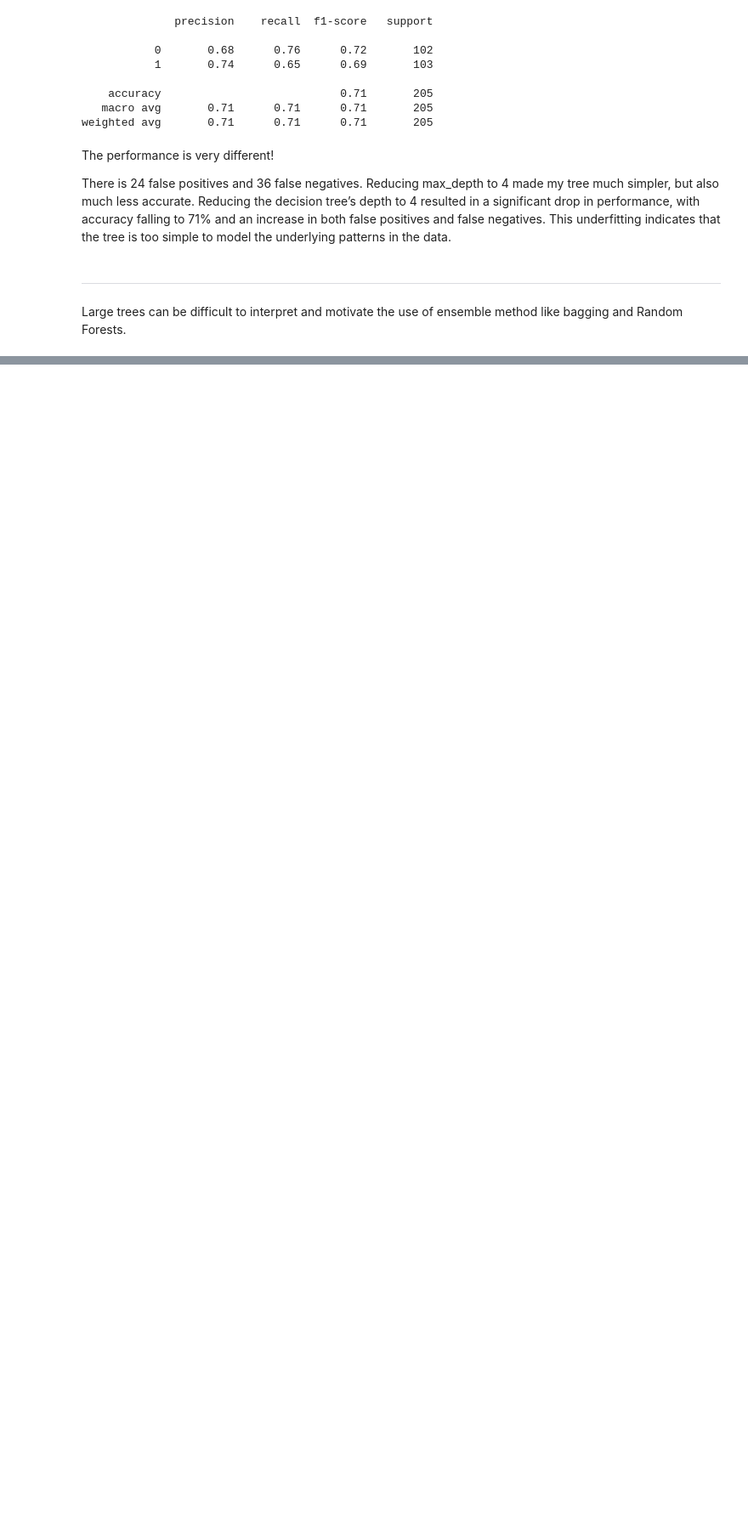
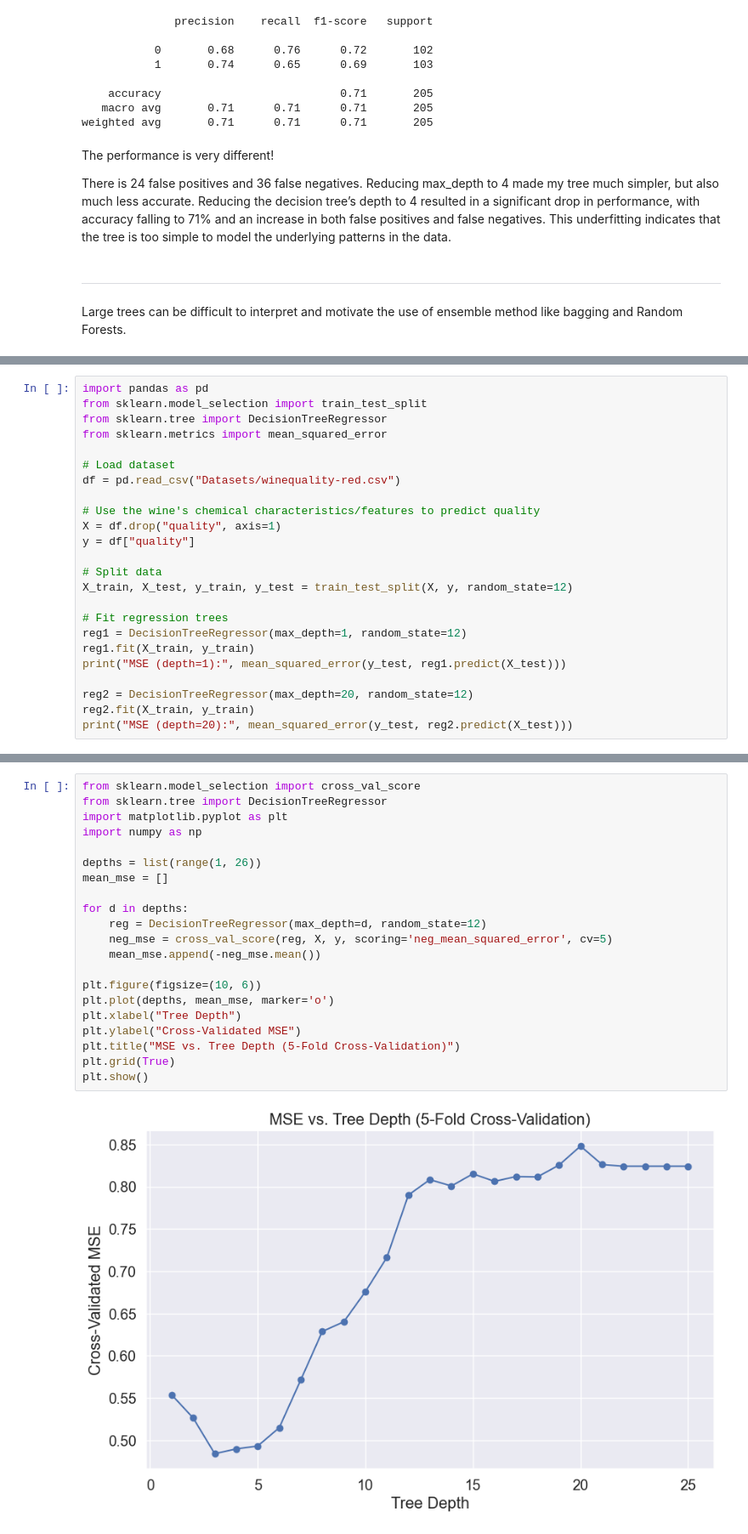
Before and after one commit to aigerim444/Aigerim-CMOR-438-Spring-2025, a Jupyter notebook: Supervised_Learning/decision_trees/decision_trees.ipynb, the cells around one changed output, grey strips where cells are left out. Shown at 85% size. Saved outputs shown, nothing was run; the diff lists cells and outputs as text; blank space fills up the shorter version.

```diff
--- a/Supervised_Learning/decision_trees/decision_trees.ipynb
+++ b/Supervised_Learning/decision_trees/decision_trees.ipynb
@@ -218,0 +222,24 @@ Large trees can be difficult to interpret and motivate the use of ensemble metho
+# %%
+import pandas as pd
+from sklearn.model_selection import train_test_split
+from sklearn.tree import DecisionTreeRegressor
+from sklearn.metrics import mean_squared_error
+
+# Load dataset
+df = pd.read_csv("Datasets/winequality-red.csv")
+
+# Use the wine's chemical characteristics/features to predict quality
+X = df.drop("quality", axis=1)
+y = df["quality"]
+
+# Split data
+X_train, X_test, y_train, y_test = train_test_split(X, y, random_state=12)
+
+# Fit regression trees
+reg1 = DecisionTreeRegressor(max_depth=1, random_state=12)
+reg1.fit(X_train, y_train)
+print("MSE (depth=1):", mean_squared_error(y_test, reg1.predict(X_test)))
+
+reg2 = DecisionTreeRegressor(max_depth=20, random_state=12)
+reg2.fit(X_train, y_train)
+print("MSE (depth=20):", mean_squared_error(y_test, reg2.predict(X_test)))
@@ -218,0 +260,23 @@ Large trees can be difficult to interpret and motivate the use of ensemble metho
+# %%
+from sklearn.model_selection import cross_val_score
+from sklearn.tree import DecisionTreeRegressor
+import matplotlib.pyplot as plt
+import numpy as np
+
+depths = list(range(1, 26))
+mean_mse = []
+
+for d in depths:
+    reg = DecisionTreeRegressor(max_depth=d, random_state=12)
+    neg_mse = cross_val_score(reg, X, y, scoring='neg_mean_squared_error', cv=5)
+    mean_mse.append(-neg_mse.mean())
+
+plt.figure(figsize=(10, 6))
+plt.plot(depths, mean_mse, marker='o')
+plt.xlabel("Tree Depth")
+plt.ylabel("Cross-Validated MSE")
+plt.title("MSE vs. Tree Depth (5-Fold Cross-Validation)")
+plt.grid(True)
+plt.show()
+# %% [output]
+[figure, added]
```
Also changed, not shown: parts of 5 cells of this notebook, 5 other files.
